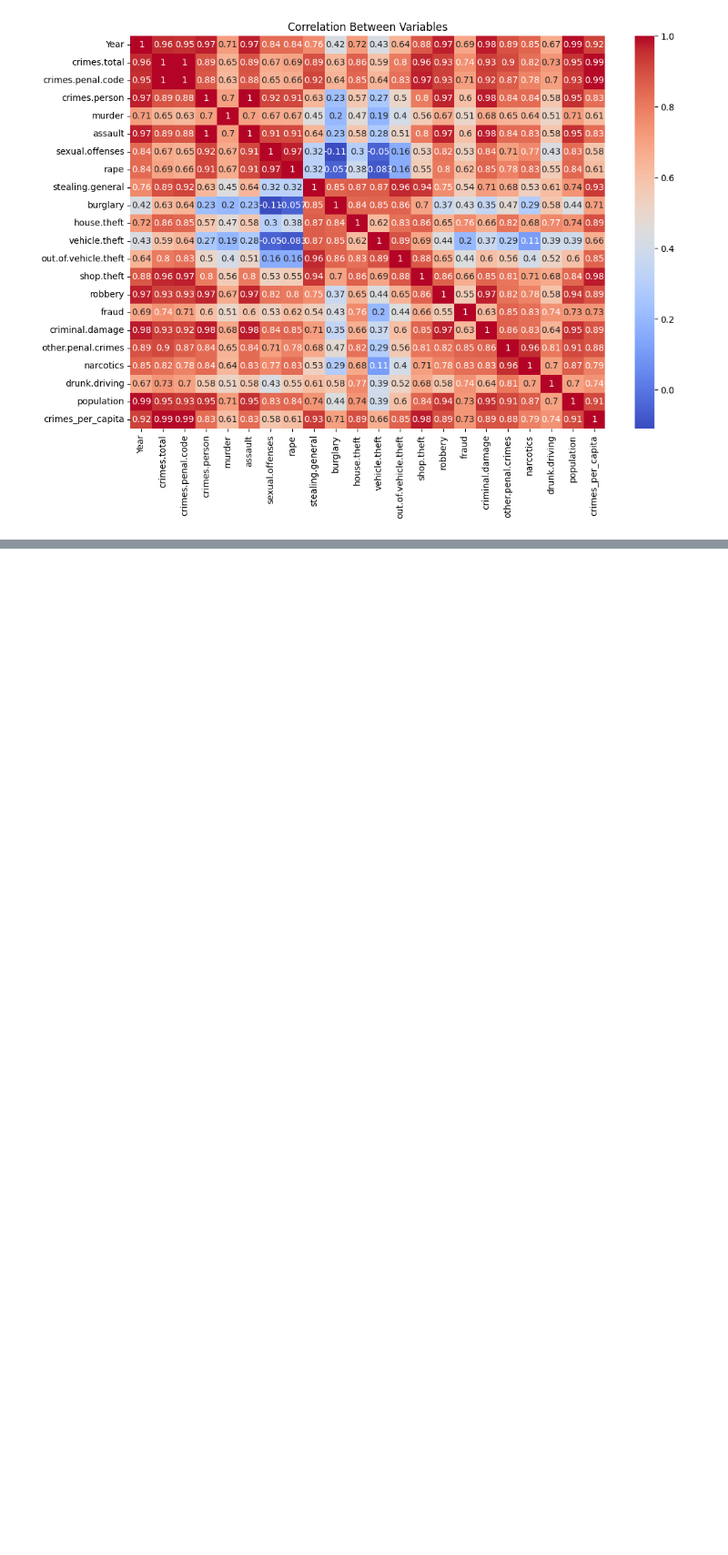
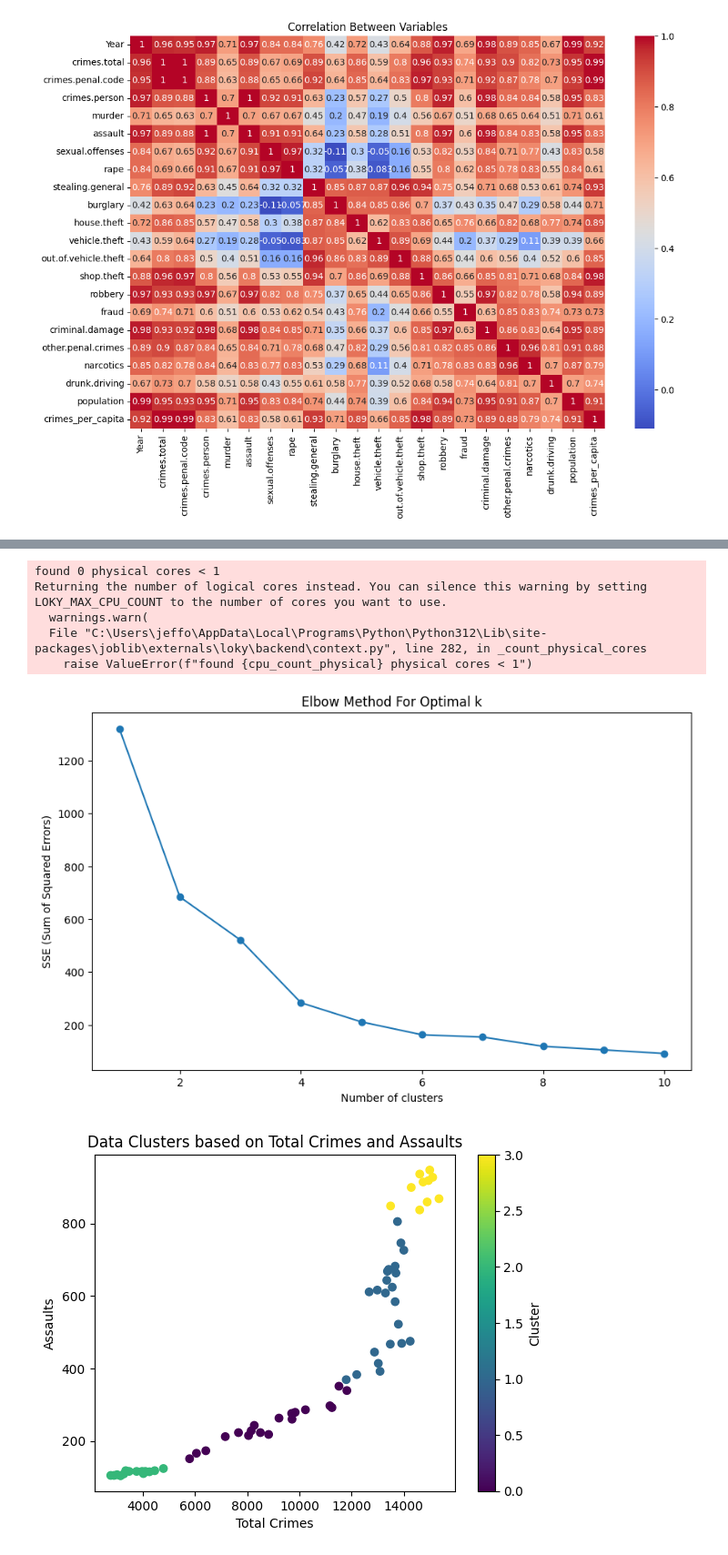
Before and after one commit to Jeffrey-Oechsner/ML-AI_Exam_Project, a Jupyter notebook: ML-AI_Exam_Project.ipynb, the cells around one changed output, grey strips where cells are left out. Shown: that part at 91% size. Drawn from its saved outputs; the diff is of its cells as text; code cells hidden in the pictures; blank space fills up the shorter version.

```diff
--- a/ML-AI_Exam_Project.ipynb
+++ b/ML-AI_Exam_Project.ipynb
@@ -332,0 +681,51 @@ plt.show()
+# %%
+from sklearn.cluster import KMeans
+from sklearn.preprocessing import StandardScaler
+import matplotlib.pyplot as plt
+
+# Load and prepare the dataset
+data = pd.read_csv('reported.csv')  # Make sure to adjust the path
+data_cleaned = data.dropna(axis=1, how='all').fillna(data.median())
+
+# Exclude non-predictive or non-numeric columns
+data_numeric = data_cleaned.select_dtypes(include=[np.number])
+data_numeric = data_numeric.drop(['Year'], axis=1)  # Assuming 'Year' is not relevant for clustering
+
+# Standardizing the data
+scaler = StandardScaler()
+data_scaled = scaler.fit_transform(data_numeric)
+
+# Finding the optimal number of clusters using the Elbow Method
+sse = []
+for k in range(1, 11):
+    kmeans = KMeans(n_clusters=k, random_state=42)
+    kmeans.fit(data_scaled)
+    sse.append(kmeans.inertia_)
+
+plt.figure(figsize=(10, 6))
+plt.plot(range(1, 11), sse, marker='o')
+plt.title('Elbow Method For Optimal k')
+plt.xlabel('Number of clusters')
+plt.ylabel('SSE (Sum of Squared Errors)')
+plt.show()
+
+# Applying KMeans with the optimal number of clusters determined to be 4
+kmeans = KMeans(n_clusters=4, random_state=42)
+clusters = kmeans.fit_predict(data_scaled)
+data_cleaned['Cluster'] = clusters
+
+# Select two interesting features for visualization
+plt.scatter(data_cleaned['crimes.total'], data_cleaned['assault'], c=data_cleaned['Cluster'], cmap='viridis')
+plt.title('Data Clusters based on Total Crimes and Assaults')
+plt.xlabel('Total Crimes')
+plt.ylabel('Assaults')
+plt.colorbar(label='Cluster')
+plt.show()
+# %% [output]
+found 0 physical cores < 1
+Returning the number of logical cores instead. You can silence this warning by setting LOKY_MAX_CPU_COUNT to the number of cores you want to use.
+  warnings.warn(
+  File "C:\Users\jeffo\AppData\Local\Programs\Python\Python312\Lib\site-packages\joblib\externals\loky\backend\context.py", line 282, in _count_physical_cores
+    raise ValueError(f"found {cpu_count_physical} physical cores < 1")
+[figure, added]
+[figure, added]
```
Also changed, not shown: parts of 13 cells of this notebook.
